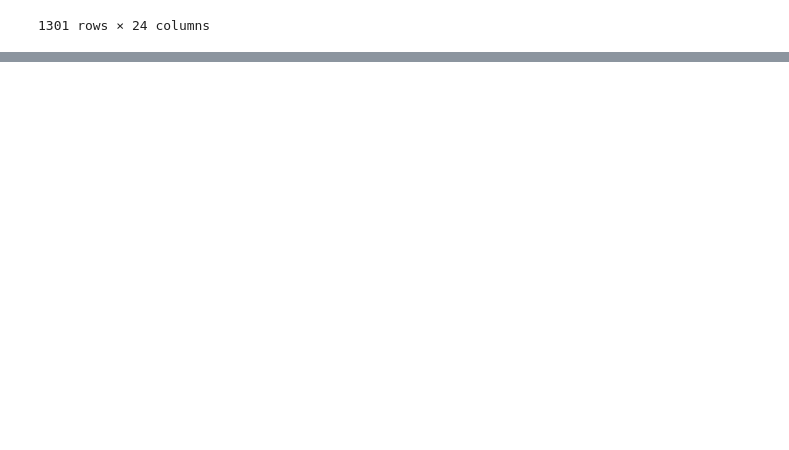
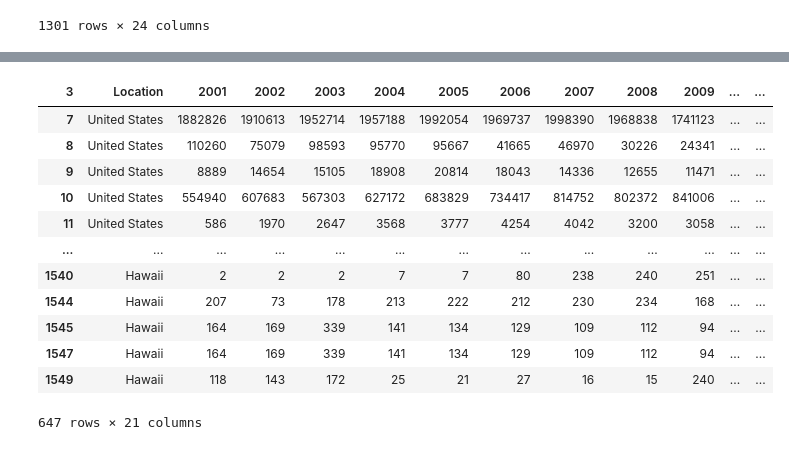
Before and after one commit to Mitchemoto/project-1-, a Jupyter notebook: Energy_Source_Clean.ipynb, the cells around one changed output, grey strips where cells are left out. Drawn from its saved outputs; the diff is of its cells as text; code cells hidden in the pictures; blank space fills up the shorter version.

Commit message:
adding updates to remove null values and condense

```diff
--- a/Energy_Source_Clean.ipynb
+++ b/Energy_Source_Clean.ipynb
@@ -238,0 +211,4 @@ filtered_df2
+# %%
+filtered_df=filtered_df.replace(to_replace=["--", "NM"], value=np.nan)
+
+filtered_df
@@ -238,0 +229,6 @@ filtered_df2
+# %%
+#Drop rows where all year columns have NaN data (count is 19)
+filtered_df=filtered_df.dropna(axis=0, thresh=19)
+
+
+filtered_df
@@ -238,0 +249,22 @@ filtered_df2
+# %%
+#Replace remaining NaN values with zero for summing
+filtered_df=filtered_df.replace(np.nan, 0)
+# %%
+#Drop extra columns
+condensed_df=filtered_df.drop(columns=['Energy_Source', 'units', 'source key'])
+
+condensed_df
+# %% [output]
+| 3 | Location | 2001 | 2002 | 2003 | 2004 | 2005 | 2006 | 2007 | 2008 | 2009 | ... | ... |
+| 7 | United States | 1882826 | 1910613 | 1952714 | 1957188 | 1992054 | 1969737 | 1998390 | 1968838 | 1741123 | ... | ... |
+| 8 | United States | 110260 | 75079 | 98593 | 95770 | 95667 | 41665 | 46970 | 30226 | 24341 | ... | ... |
+| 9 | United States | 8889 | 14654 | 15105 | 18908 | 20814 | 18043 | 14336 | 12655 | 11471 | ... | ... |
+| 10 | United States | 554940 | 607683 | 567303 | 627172 | 683829 | 734417 | 814752 | 802372 | 841006 | ... | ... |
+| 11 | United States | 586 | 1970 | 2647 | 3568 | 3777 | 4254 | 4042 | 3200 | 3058 | ... | ... |
+| ... | ... | ... | ... | ... | ... | ... | ... | ... | ... | ... | ... | ... |
+| 1540 | Hawaii | 2 | 2 | 2 | 7 | 7 | 80 | 238 | 240 | 251 | ... | ... |
+| 1544 | Hawaii | 207 | 73 | 178 | 213 | 222 | 212 | 230 | 234 | 168 | ... | ... |
+| 1545 | Hawaii | 164 | 169 | 339 | 141 | 134 | 129 | 109 | 112 | 94 | ... | ... |
+| 1547 | Hawaii | 164 | 169 | 339 | 141 | 134 | 129 | 109 | 112 | 94 | ... | ... |
+| 1549 | Hawaii | 118 | 143 | 172 | 25 | 21 | 27 | 16 | 15 | 240 | ... | ... |
+647 rows × 21 columns
```
Also changed, not shown: parts of 4 cells of this notebook.
